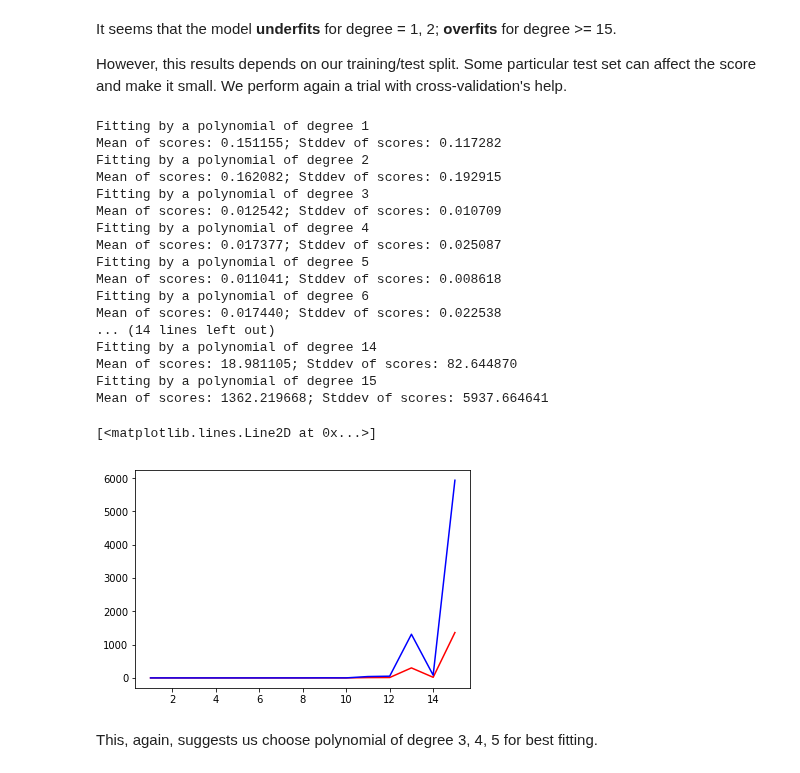
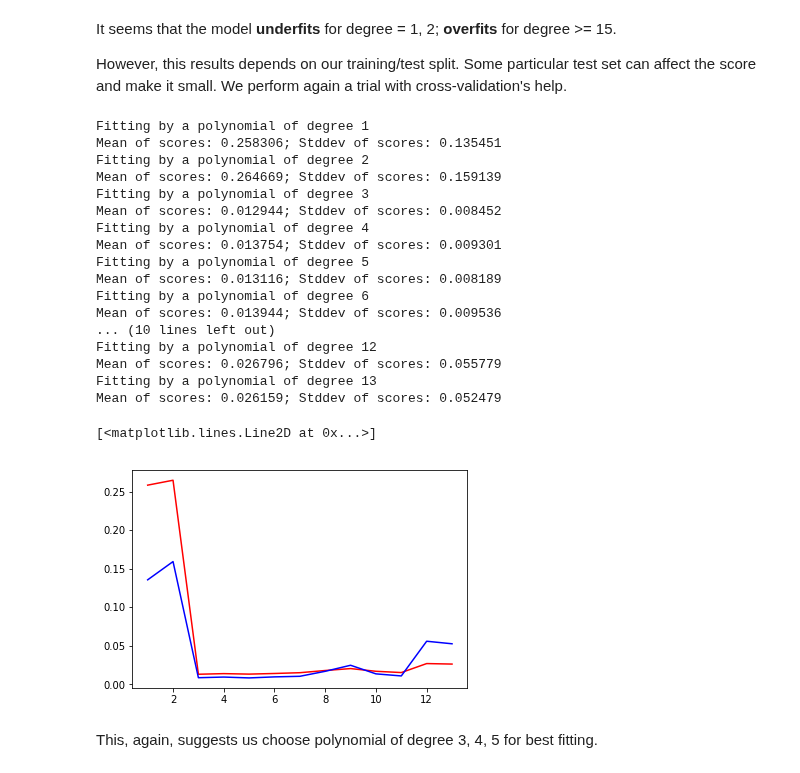
Before and after one commit to riduan91/DSC101, a Jupyter notebook: Lesson6/Amphi/LinearRegression.ipynb, the cells around one changed output. Drawn from its saved outputs; the diff is of its cells as text; code cells hidden in the pictures.

```diff
--- a/Lesson6/Amphi/LinearRegression.ipynb
+++ b/Lesson6/Amphi/LinearRegression.ipynb
@@ -479,46 +482,46 @@ sigma = 0.1
 
 N = 50
 
 X = np.random.uniform(-1, 1, [N, 1])
 epsilon = np.random.normal(0, sigma, N)
 y = np.sin(np.pi * X[:,0]) + epsilon
 
-DEGREES = range(1, 16)
+DEGREES = range(1, 14)
 mean_scores = []
 std_scores = []
 
 for degree in DEGREES:
     print("Fitting by a polynomial of degree %d" % degree)
     poly = PolynomialFeatures(degree = degree)
     new_X = poly.fit_transform(X)
     lr_model = LinearRegression(fit_intercept = False)
     scores = cross_val_score(lr_model, new_X, y, scoring=lambda lr_model, X, y: mean_squared_error(y, lr_model.predict(X)), cv=20)
     print("Mean of scores: %f; Stddev of scores: %f" % (np.mean(scores), np.std(scores)))
     mean_scores.append(np.mean(scores))
     std_scores.append(np.std(scores))
 
 plt.plot(DEGREES, mean_scores, 'r', label="Mean of scores")
 plt.plot(DEGREES, std_scores, 'b', label="Std dev of scores")
 # %% [output]
 Fitting by a polynomial of degree 1
-Mean of scores: 0.151155; Stddev of scores: 0.117282
+Mean of scores: 0.258306; Stddev of scores: 0.135451
 Fitting by a polynomial of degree 2
-Mean of scores: 0.162082; Stddev of scores: 0.192915
+Mean of scores: 0.264669; Stddev of scores: 0.159139
 Fitting by a polynomial of degree 3
-Mean of scores: 0.012542; Stddev of scores: 0.010709
+Mean of scores: 0.012944; Stddev of scores: 0.008452
 Fitting by a polynomial of degree 4
-Mean of scores: 0.017377; Stddev of scores: 0.025087
+Mean of scores: 0.013754; Stddev of scores: 0.009301
 Fitting by a polynomial of degree 5
-Mean of scores: 0.011041; Stddev of scores: 0.008618
+Mean of scores: 0.013116; Stddev of scores: 0.008189
 Fitting by a polynomial of degree 6
-Mean of scores: 0.017440; Stddev of scores: 0.022538
-... (14 lines left out)
-Fitting by a polynomial of degree 14
-Mean of scores: 18.981105; Stddev of scores: 82.644870
-Fitting by a polynomial of degree 15
-Mean of scores: 1362.219668; Stddev of scores: 5937.664641
+Mean of scores: 0.013944; Stddev of scores: 0.009536
+... (10 lines left out)
+Fitting by a polynomial of degree 12
+Mean of scores: 0.026796; Stddev of scores: 0.055779
+Fitting by a polynomial of degree 13
+Mean of scores: 0.026159; Stddev of scores: 0.052479
 [<matplotlib.lines.Line2D at 0x...>]
-[figure, old version]
+[figure, new version]
 # %% [markdown]
 This, again, suggests us choose polynomial of degree 3, 4, 5 for best fitting.
 # %% [markdown]
```
Also changed, not shown: parts of 17 cells of this notebook, 12 other files.
